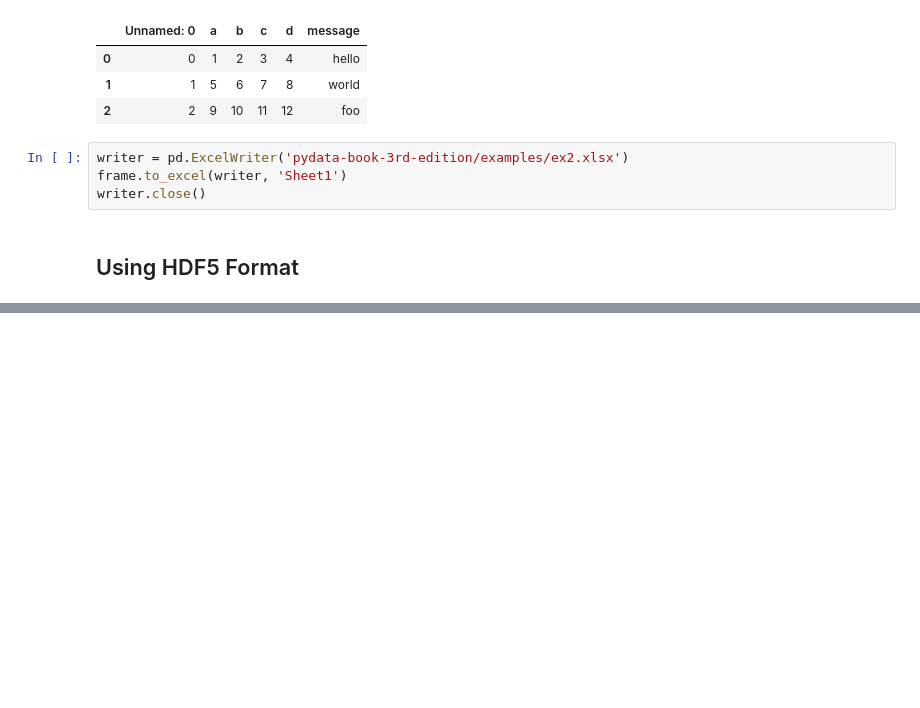
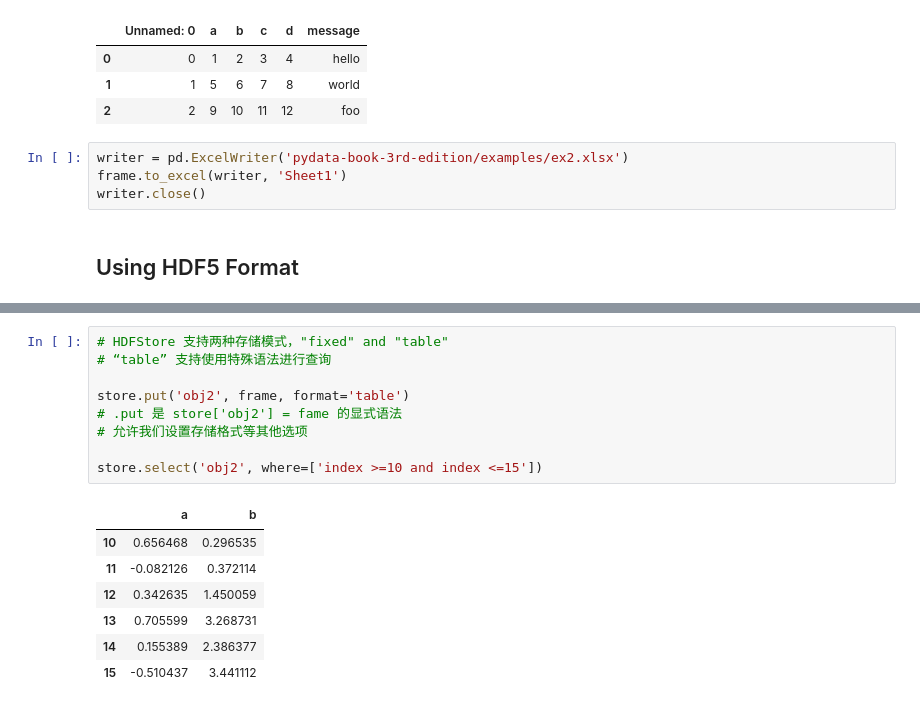
Before and after one commit to d0m999/python-basics-for-quant-trading, a Jupyter notebook: pydata-study/6-data-loading-storage-file-formats.ipynb, the cells around one changed output, grey strips where cells are left out. Drawn from its saved outputs; the diff is of its cells as text; blank space fills up the shorter version.

```diff
--- a/pydata-study/6-data-loading-storage-file-formats.ipynb
+++ b/pydata-study/6-data-loading-storage-file-formats.ipynb
@@ -737,0 +784,17 @@ writer.close()
+# %%
+# HDFStore 支持两种存储模式，"fixed" and "table"
+# “table” 支持使用特殊语法进行查询
+
+store.put('obj2', frame, format='table')
+# .put 是 store['obj2'] = fame 的显式语法
+# 允许我们设置存储格式等其他选项
+
+store.select('obj2', where=['index >=10 and index <=15'])
+# %% [output]
+|  | a | b |
+| 10 | 0.656468 | 0.296535 |
+| 11 | -0.082126 | 0.372114 |
+| 12 | 0.342635 | 1.450059 |
+| 13 | 0.705599 | 3.268731 |
+| 14 | 0.155389 | 2.386377 |
+| 15 | -0.510437 | 3.441112 |
```
Also changed, not shown: parts of 18 cells of this notebook, 2 other files.
